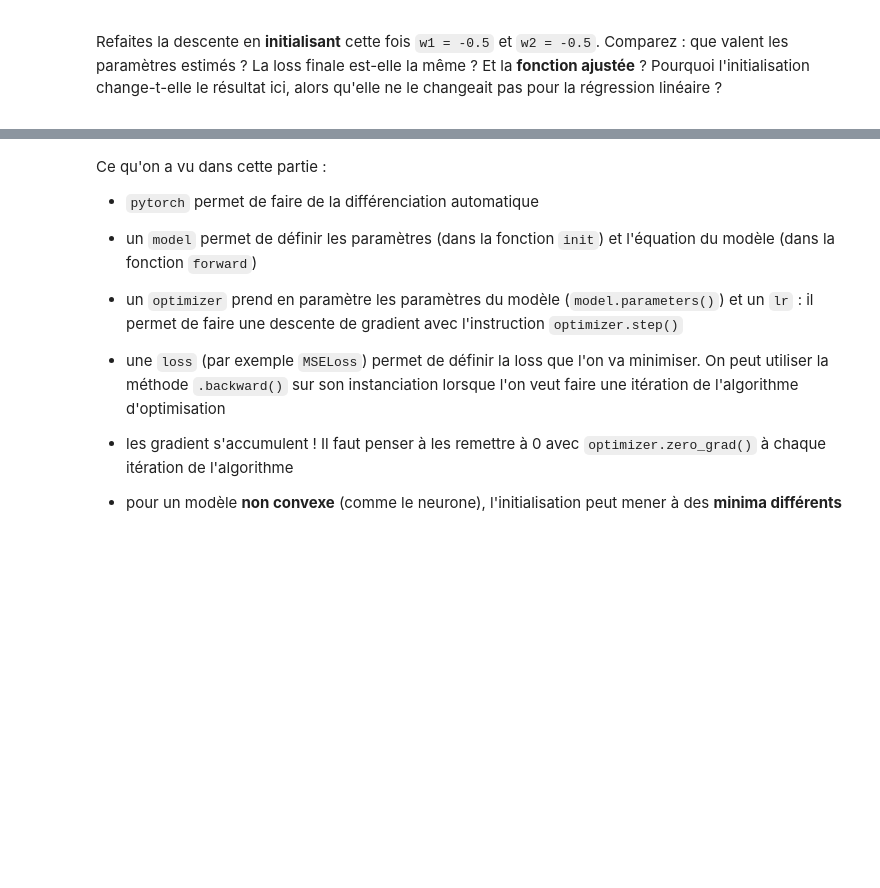
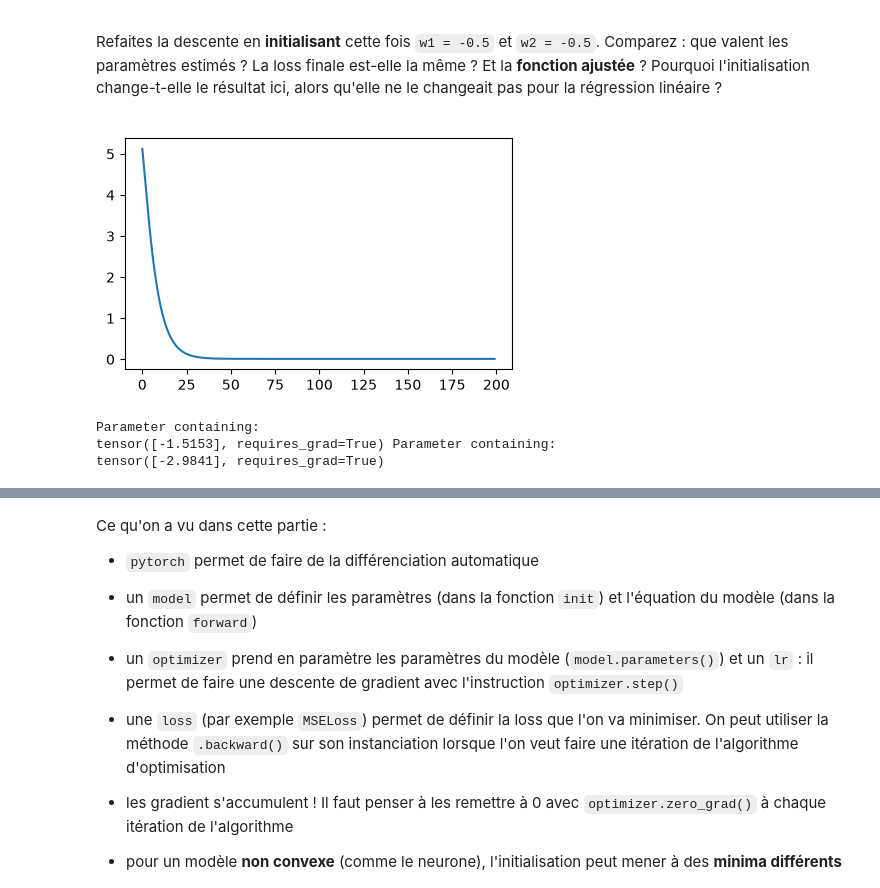
Before and after one commit to Charles-Tricand/espace-de-travail, a Jupyter notebook: TD5.ipynb, the cells around one changed output, grey strips where cells are left out. Saved outputs shown, nothing was run; the diff lists cells and outputs as text; code cells hidden in the pictures; blank space fills up the shorter version.

```diff
--- a/TD5.ipynb
+++ b/TD5.ipynb
@@ -235,3 +299,34 @@ Estimez $(w_1, w_2)$ par descente de gradient (reprenez la boucle avec un `optim
 Refaites la descente en **initialisant** cette fois `w1 = -0.5` et `w2 = -0.5`. Comparez : que valent les paramètres estimés ? La loss finale est-elle la même ? Et la **fonction ajustée** ? Pourquoi l'initialisation change-t-elle le résultat ici, alors qu'elle ne le changeait pas pour la régression linéaire ?
 
 </div>
+# %%
+class neurone(torch.nn.Module):
+    def __init__(self):
+        super().__init__()
+        self.w1 = torch.nn.Parameter(torch.tensor([-0.5]))
+        self.w2 = torch.nn.Parameter(torch.tensor([-0.5]))    # à compléter
+
+    def forward(self, x):
+        return self.w2 * torch.tanh(self.w1 * x)    # à compléter : w2 * tanh(w1 * x)
+# %%
+model = neurone()
+loss = torch.nn.MSELoss()
+optimizer = torch.optim.SGD(model.parameters(), lr=0.05)
+# %%
+l_loss = []
+for i in range(200):
+    optimizer.zero_grad() # on "vide" les gradients pour éviter qu'ils s'accumulent
+    y_hat = model(x) #calcule la prédiction
+    pred = loss(y_hat, y) #calcule la loss
+    pred.backward() #calcule le gradient
+    optimizer.step() #on fait un pas de descente de gradient
+    l_loss.append(pred.item())
+plt.figure(figsize=(5, 3))
+plt.plot(l_loss)
+plt.show()
+print(model.w1, model.w2)
+# %% [output]
+[figure, added]
+Parameter containing:
+tensor([-1.5153], requires_grad=True) Parameter containing:
+tensor([-2.9841], requires_grad=True)
```
Also changed, not shown: parts of 16 cells of this notebook, 2 other files.
